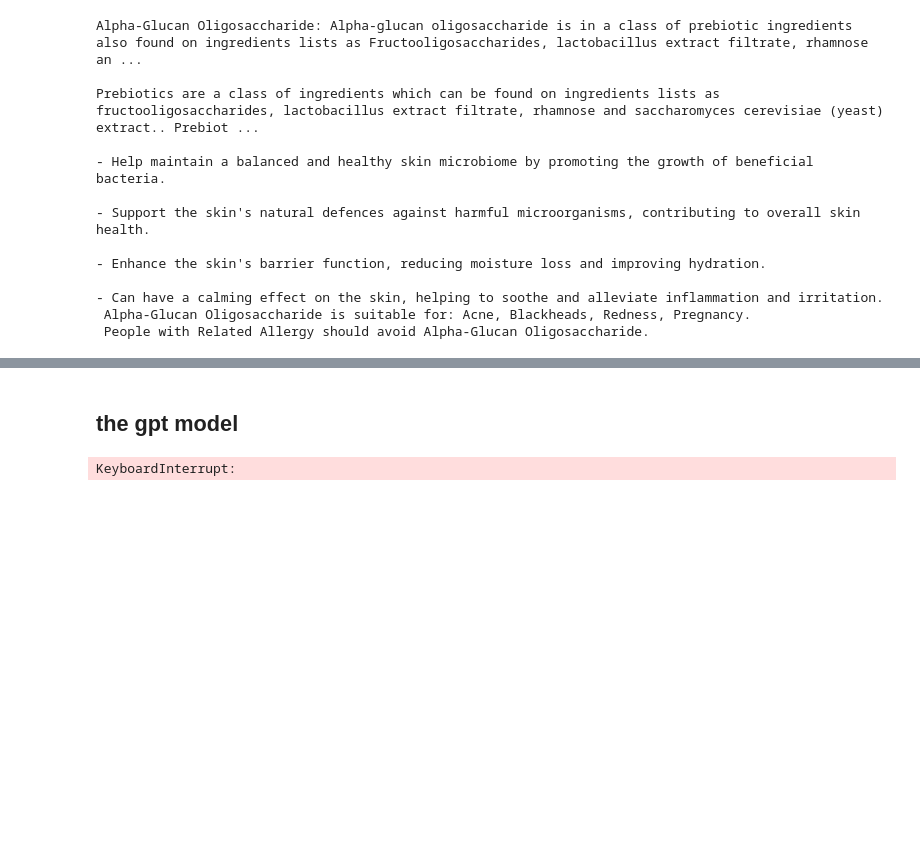
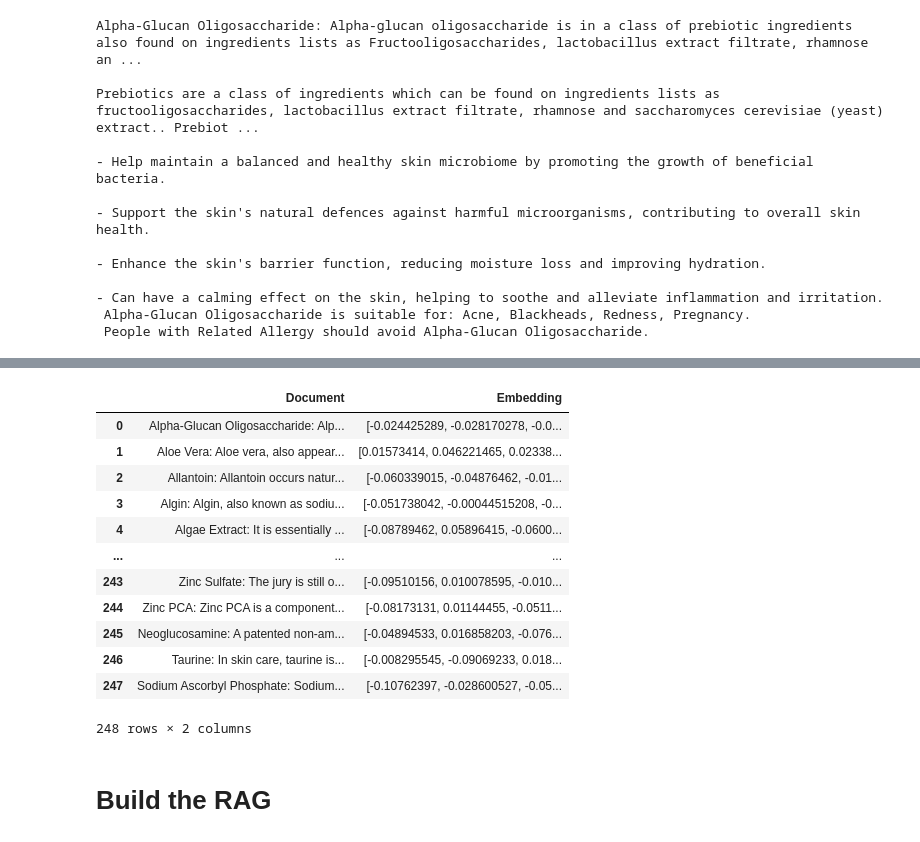
Before and after one commit to sylvia-siqi/IAT360-Skincare-Chatbot, a Jupyter notebook: chatbot.ipynb, the cells around one changed output, grey strips where cells are left out. Cells and saved outputs as stored; diff of their text form; code cells hidden in the pictures; blank space fills up the shorter version.

Commit message:
Created the embedding and Built the RAG

```diff
--- a/chatbot.ipynb
+++ b/chatbot.ipynb
@@ -212,5 +212,7 @@ Prebiotics are a class of ingredients which can be found on ingredients lists as
 - Can have a calming effect on the skin, helping to soothe and alleviate inflammation and irritation.
  Alpha-Glucan Oligosaccharide is suitable for: Acne, Blackheads, Redness, Pregnancy.
  People with Related Allergy should avoid Alpha-Glucan Oligosaccharide.
+# %%
+df.drop (['scientific_name','what_is_it', 'short_description', 'url', 'what_does_it_do'], axis=1, inplace=True)
 # %%
 #Create a new file
@@ -218,0 +225,18 @@ df.to_csv('knowledge_base.csv', index=False)
+# %%
+#Step 1: Read the documents (preprocessed text)
+documents=df['combined']
+
+# Step 2: Create dense embeddings for the documents
+embedding_model = SentenceTransformer('all-MiniLM-L6-v2')  # A lightweight model for embedding
+embeddings = embedding_model.encode(documents)  # Generate embeddings
+
+# Step 3: Create a pandas DataFrame for indexing
+# Combine documents and embeddings in a DataFrame
+df = pd.DataFrame({
+    "Document": documents,
+    "Embedding": list(embeddings)  # Store embeddings as lists for easier handling
+})
+
+# Display the DataFrame
+print("Indexed Documents:")
+print(df.head())
@@ -218,0 +258,16 @@ df.to_csv('knowledge_base.csv', index=False)
+# %%
+df
+# %% [output]
+|  | Document | Embedding |
+| 0 | Alpha-Glucan Oligosaccharide: Alp... | [-0.024425289, -0.028170278, -0.0... |
+| 1 | Aloe Vera: Aloe vera, also appear... | [0.01573414, 0.046221465, 0.02338... |
+| 2 | Allantoin: Allantoin occurs natur... | [-0.060339015, -0.04876462, -0.01... |
+| 3 | Algin: Algin, also known as sodiu... | [-0.051738042, -0.00044515208, -0... |
+| 4 | Algae Extract: It is essentially ... | [-0.08789462, 0.05896415, -0.0600... |
+| ... | ... | ... |
+| 243 | Zinc Sulfate: The jury is still o... | [-0.09510156, 0.010078595, -0.010... |
+| 244 | Zinc PCA: Zinc PCA is a component... | [-0.08173131, 0.01144455, -0.0511... |
+| 245 | Neoglucosamine: A patented non-am... | [-0.04894533, 0.016858203, -0.076... |
+| 246 | Taurine: In skin care, taurine is... | [-0.008295545, -0.09069233, 0.018... |
+| 247 | Sodium Ascorbyl Phosphate: Sodium... | [-0.10762397, -0.028600527, -0.05... |
+248 rows × 2 columns
@@ -219,7 +277,2 @@ df.to_csv('knowledge_base.csv', index=False)
 # %% [markdown]
-## the gpt model
+# Build the RAG
-# %%
-# Load a pre-trained language model for text generation
-llm = pipeline('text-generation', model='gpt2')  # A lightweight example for demonstration
-# %% [output]
-KeyboardInterrupt:
```
Also changed, not shown: parts of 11 cells of this notebook, 2 other files.
